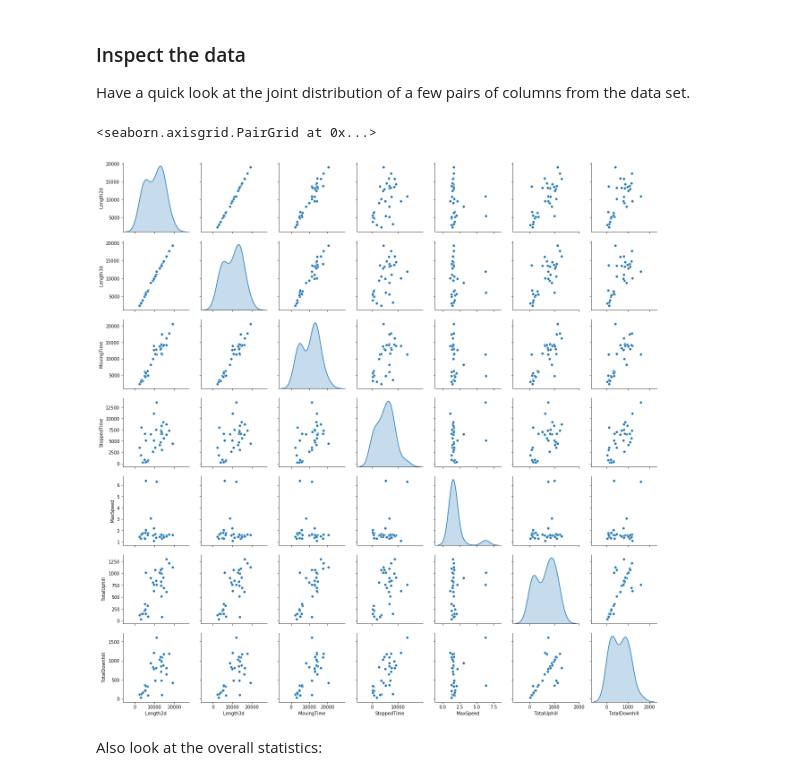
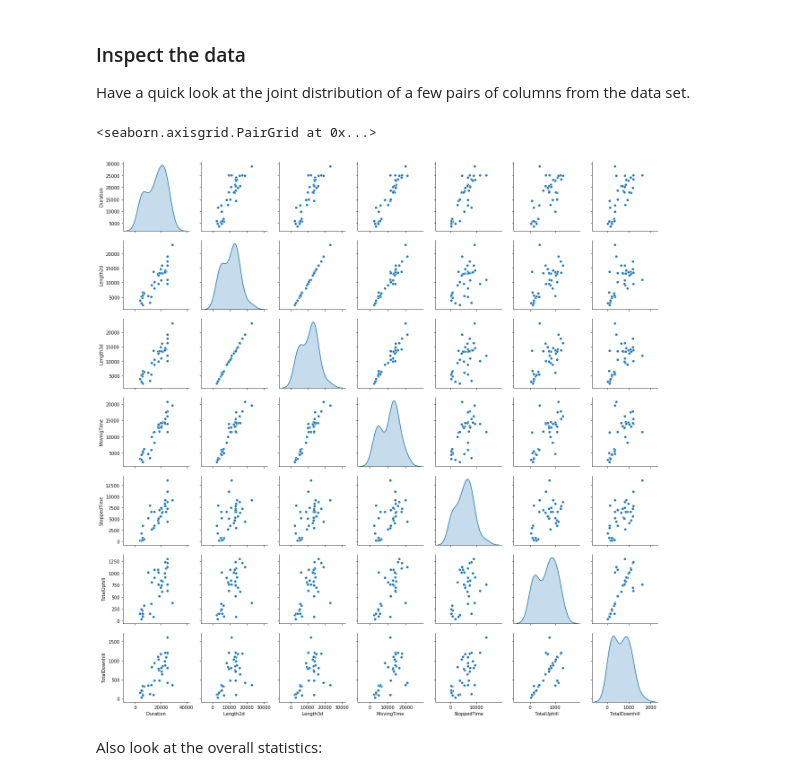
Before and after one commit to ae137/HikingTimePredictor, a Jupyter notebook: hikingTimeRegression.ipynb, the cells around one changed output. Saved outputs shown, nothing was run; the diff lists cells and outputs as text; code cells hidden in the pictures.

```diff
--- a/hikingTimeRegression.ipynb
+++ b/hikingTimeRegression.ipynb
@@ -63,6 +68,7 @@ raw_dataset = pd.read_csv(dataset_path, header=0,
                       sep=" ", skipinitialspace=True)
 
 raw_dataset.pop('Name')
+raw_dataset.pop('MaxSpeed')
 
 dataset = raw_dataset.copy()
 dataset.tail()
@@ -98,10 +103,10 @@ The data looks fine, so we do not have to clean it.
 
 Have a quick look at the joint distribution of a few pairs of columns from the data set.
 # %%
-sns.pairplot(dataset[["Length2d", "Length3d", "MovingTime", "StoppedTime", "MaxSpeed", "TotalUphill", "TotalDownhill"]], diag_kind="kde")
+sns.pairplot(dataset[["Duration", "Length2d", "Length3d", "MovingTime", "StoppedTime", "TotalUphill", "TotalDownhill"]], diag_kind="kde")
 # %% [output]
 <seaborn.axisgrid.PairGrid at 0x...>
-[figure, old version]
+[figure, new version]
 # %% [markdown]
 Also look at the overall statistics:
 # %%
```
Also changed, not shown: parts of 36 cells of this notebook, 1 other file.
